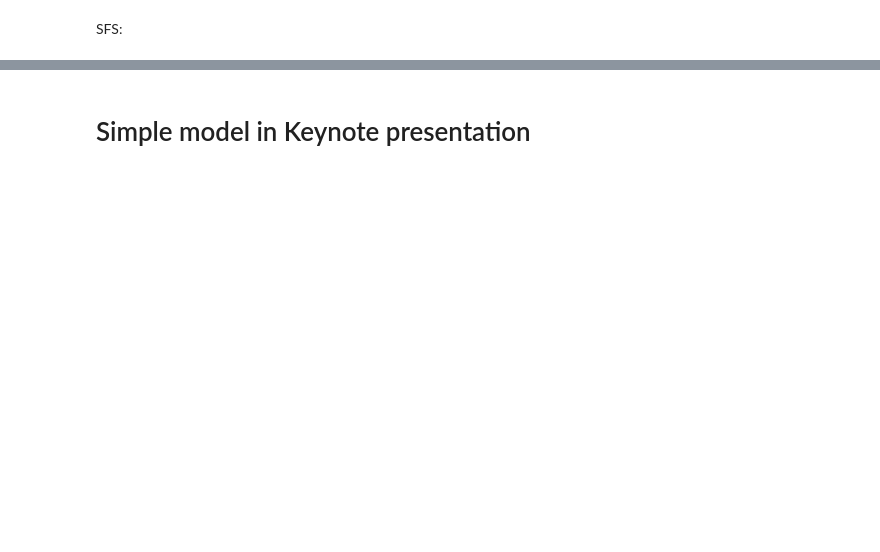
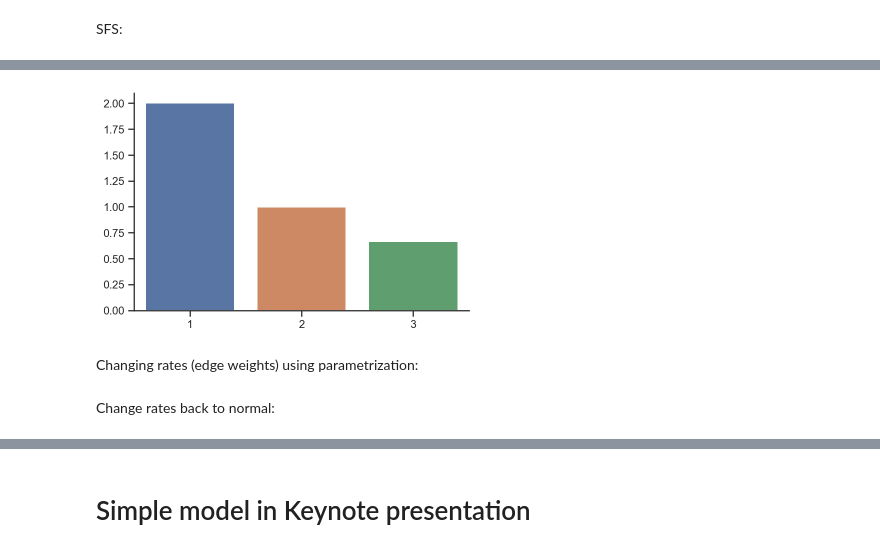
Before and after one commit to munch-group/phase-type-distributions, a Jupyter notebook: Notebooks/showcase.ipynb, the cells around one changed output, grey strips where cells are left out. Drawn from its saved outputs; the diff is of its cells as text; code cells hidden in the pictures; blank space fills up the shorter version.

```diff
--- a/Notebooks/showcase.ipynb
+++ b/Notebooks/showcase.ipynb
@@ -196,0 +348,7 @@ covariance(graph, singletons, tripletons)
+# %%
+sns.barplot(x=list(range(1, len(sfs)+1)), y=sfs)
+sns.despine()
+# %% [output]
+[figure, added]
+# %% [markdown]
+Changing rates (edge weights) using parametrization:
@@ -196,0 +363,2 @@ covariance(graph, singletons, tripletons)
+# %% [markdown]
+Change rates back to normal:
```
Also changed, not shown: parts of 122 cells of this notebook.
